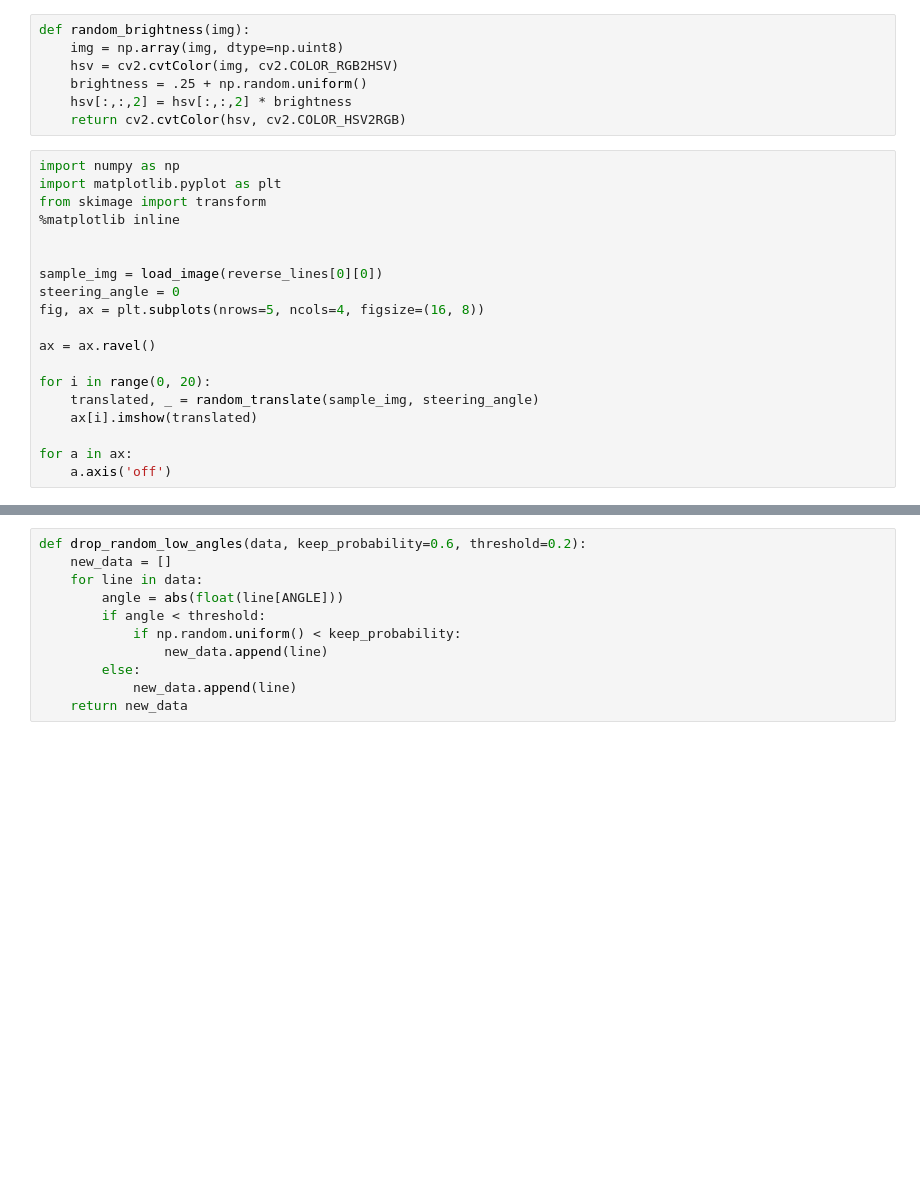
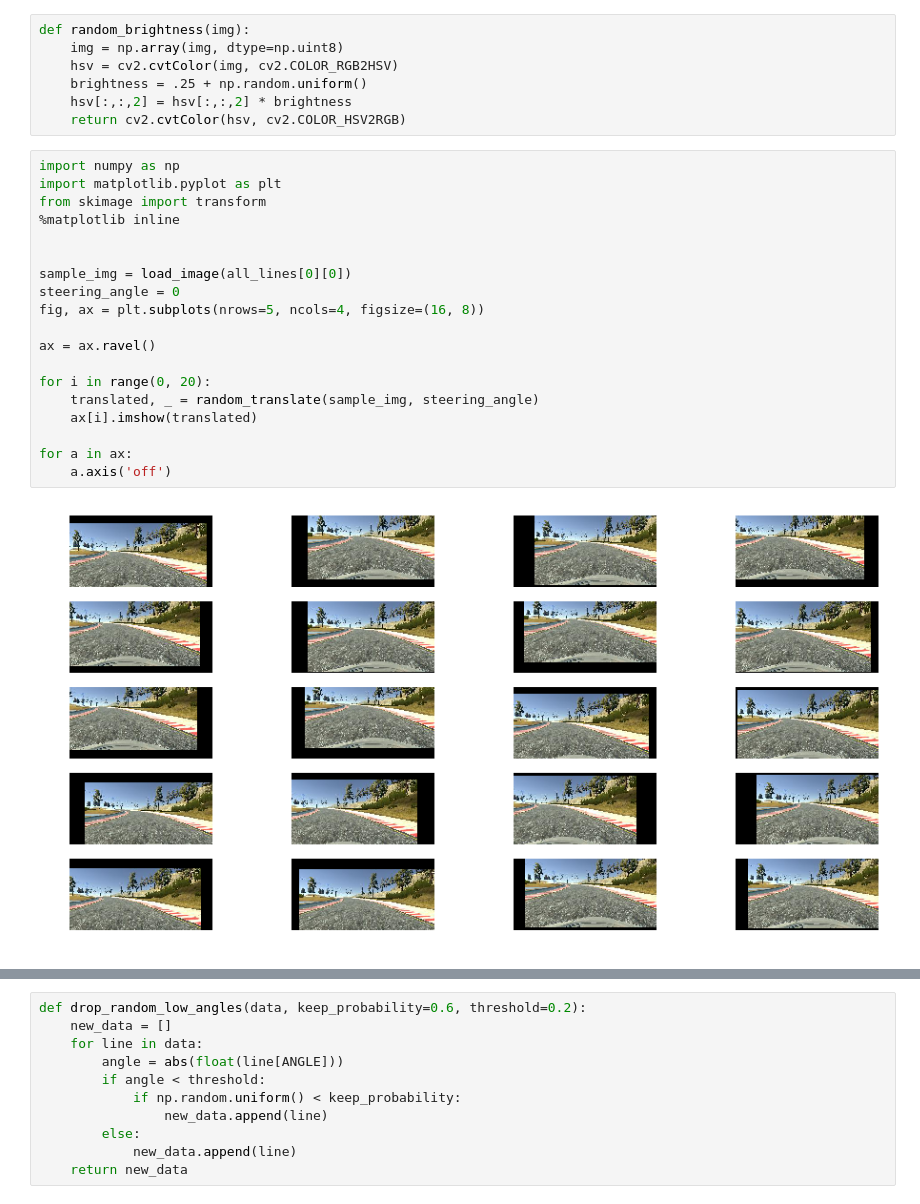
Before and after one commit to kevinwestern/CarND-Behavioral-Cloning-P3, a Jupyter notebook: model.ipynb, the cells around one changed output, grey strips where cells are left out. Saved outputs shown, nothing was run; the diff lists cells and outputs as text; blank space fills up the shorter version.

```diff
--- a/model.ipynb
+++ b/model.ipynb
@@ -136,22 +175,24 @@ def random_brightness(img):
 # %%
 import numpy as np
 import matplotlib.pyplot as plt
 from skimage import transform
 %matplotlib inline
 
 
-sample_img = load_image(reverse_lines[0][0])
+sample_img = load_image(all_lines[0][0])
 steering_angle = 0
 fig, ax = plt.subplots(nrows=5, ncols=4, figsize=(16, 8))
 
 ax = ax.ravel()
 
 for i in range(0, 20):
     translated, _ = random_translate(sample_img, steering_angle)
     ax[i].imshow(translated)
 
 for a in ax:
     a.axis('off')
+# %% [output]
+[figure, added]
 # %%
 import numpy as np
 import matplotlib.pyplot as plt
```
Also changed, not shown: parts of 17 cells of this notebook, 2 other files.
